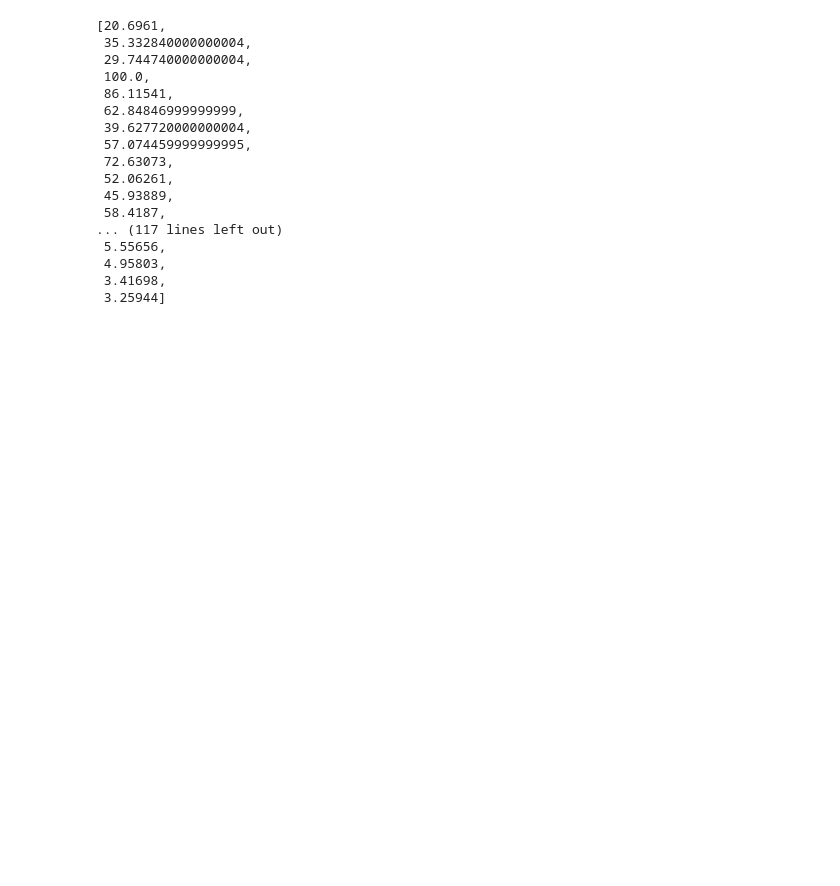
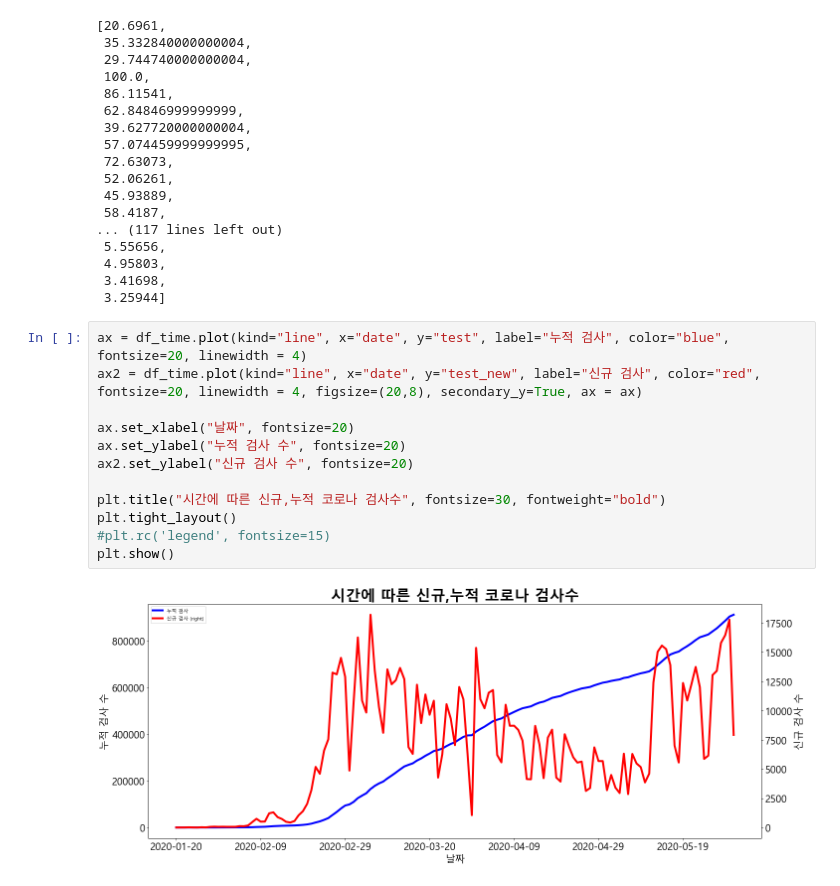
Before and after one commit to Shinest-changwon/OMG_coroan19_data_analysis, a Jupyter notebook: covid_time.ipynb, the cells around one changed output. Saved outputs shown, nothing was run; the diff lists cells and outputs as text; blank space fills up the shorter version.

```diff
--- a/covid_time.ipynb
+++ b/covid_time.ipynb
@@ -204,5 +204,19 @@ df_trend_keyword
  4.95803,
  3.41698,
  3.25944]
+# %%
+ax = df_time.plot(kind="line", x="date", y="test", label="누적 검사", color="blue", fontsize=20, linewidth = 4)
+ax2 = df_time.plot(kind="line", x="date", y="test_new", label="신규 검사", color="red", fontsize=20, linewidth = 4, figsize=(20,8), secondary_y=True, ax = ax)
+
+ax.set_xlabel("날짜", fontsize=20)
+ax.set_ylabel("누적 검사 수", fontsize=20)
+ax2.set_ylabel("신규 검사 수", fontsize=20)
+
+plt.title("시간에 따른 신규,누적 코로나 검사수", fontsize=30, fontweight="bold")
+plt.tight_layout()
+#plt.rc('legend', fontsize=15)
+plt.show()
+# %% [output]
+[figure, added]
 # %%
 len(df_trend_date)
```
Also changed, not shown: parts of 2 cells of this notebook.
